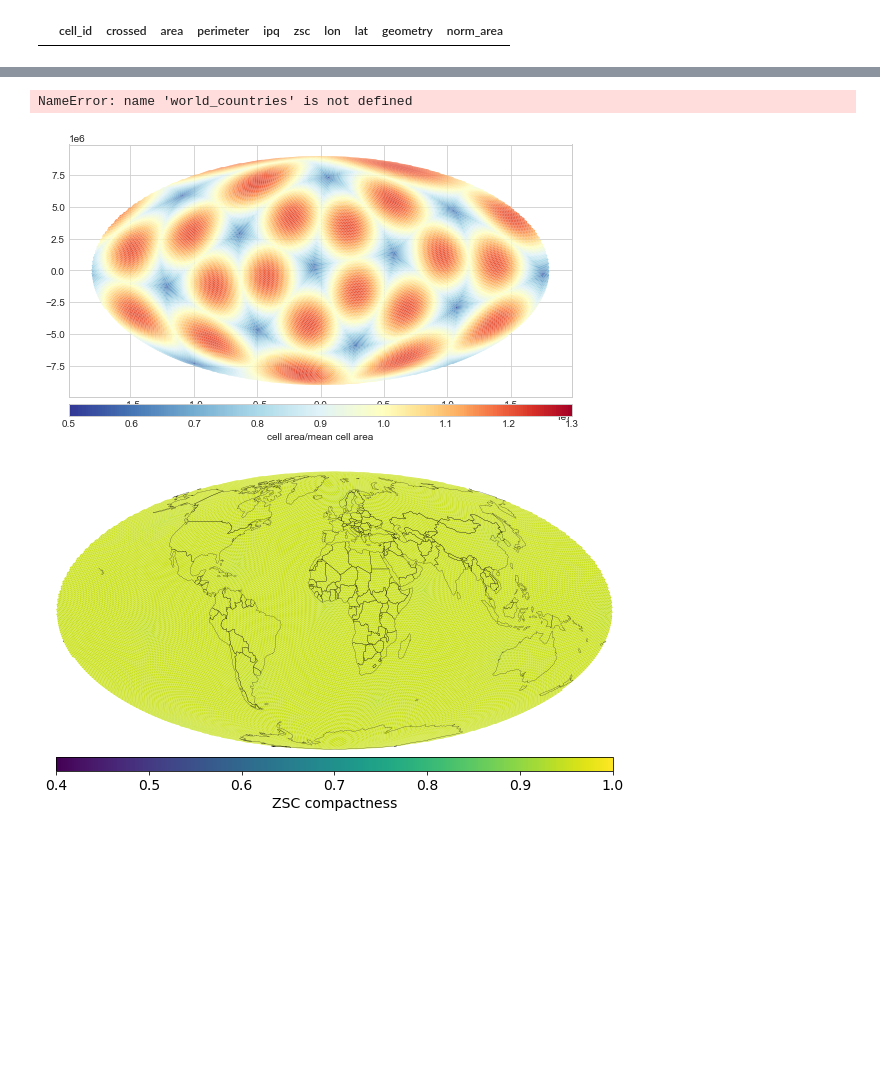
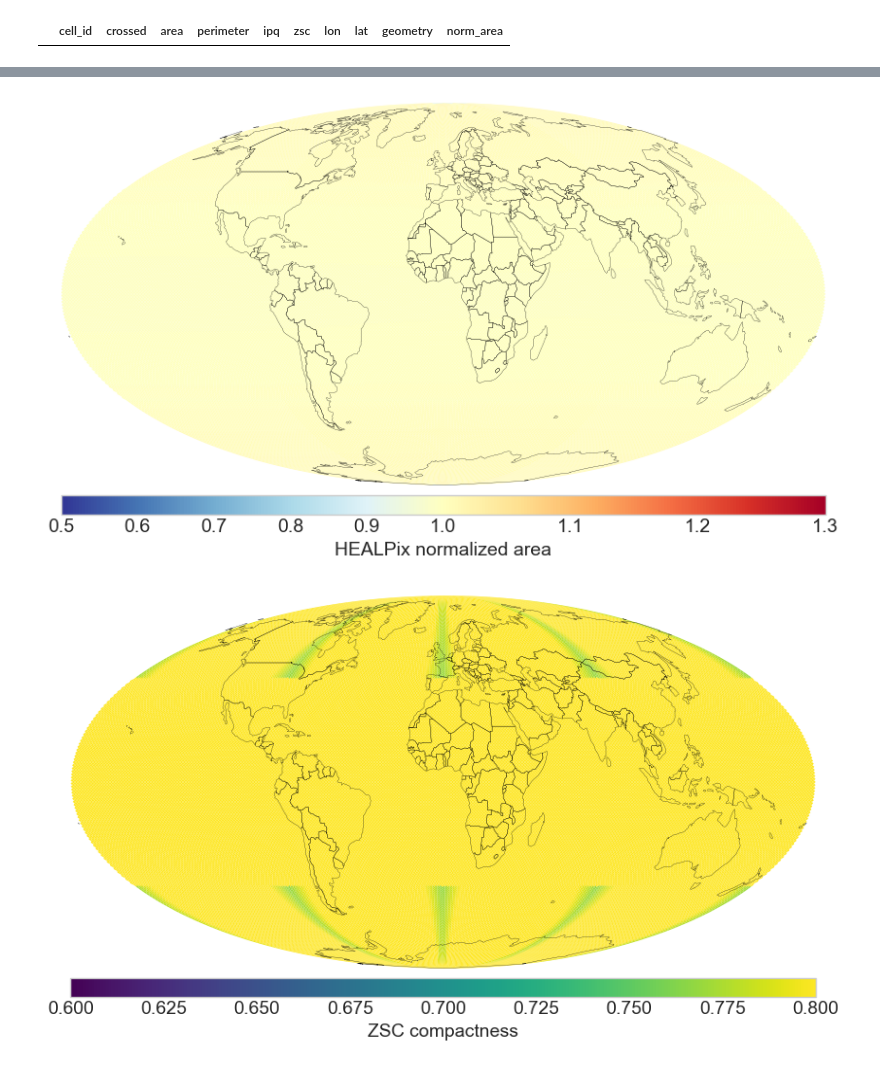
Before and after one commit to LandscapeGeoinformatics/dggs_comparisons, a Jupyter notebook: notebooks/area_compactness_plots_ev_style.ipynb, the cells around one changed output, grey strips where cells are left out. Cells and saved outputs as stored; diff of their text form; code cells hidden in the pictures; blank space fills up the shorter version.

Commit message:
review update for HEALPix and FOSS4G paper

```diff
--- a/notebooks/area_compactness_plots_ev_style.ipynb
+++ b/notebooks/area_compactness_plots_ev_style.ipynb
@@ -50,24 +50,25 @@ world_countries = gpd.read_file(gpd.datasets.get_path('naturalearth_lowres'))
 # lat - latitude of cell centroid
 
 print_data = [
-'DGGRID_FULLER3H_6_LAEA_step2.fgb',
-'DGGRID_FULLER4D_6_LAEA_step2.fgb', # (4,5?)
-'DGGRID_FULLER4T_5_LAEA_step2.fgb',
-'DGGRID_FULLER7H_4_LAEA_step2.fgb',
-'DGGRID_ISEA3H_6_LAEA_step2.fgb',
-'DGGRID_ISEA4D_6_LAEA_step2.fgb',
-'DGGRID_ISEA4T_5_LAEA_step2.fgb',
-'DGGRID_ISEA7H_4_LAEA_step2.fgb',
-'eaggr_ISEA3H_3_LAEA_step2.fgb', # (probably rubbish and duplicates)
-'eaggr_ISEA4T_5_LAEA_step2.fgb',
-'h3_3_LAEA_step2.fgb',
-'rhpix_4_LAEA_step2.fgb',
-'s2_6_LAEA_step2.fgb'
+# 'DGGRID_FULLER3H_6_LAEA_step2.fgb',
+# 'DGGRID_FULLER4D_6_LAEA_step2.fgb', # (4,5?)
+# 'DGGRID_FULLER4T_5_LAEA_step2.fgb',
+# 'DGGRID_FULLER7H_4_LAEA_step2.fgb',
+# 'DGGRID_ISEA3H_6_LAEA_step2.fgb',
+# 'DGGRID_ISEA4D_6_LAEA_step2.fgb',
+# 'DGGRID_ISEA4T_5_LAEA_step2.fgb',
+# 'DGGRID_ISEA7H_4_LAEA_step2.fgb',
+# 'eaggr_ISEA3H_3_LAEA_step2.fgb', # (probably rubbish and duplicates)
+# 'eaggr_ISEA4T_5_LAEA_step2.fgb',
+# 'h3_3_LAEA_step2.fgb',
+# 'rhpix_4_LAEA_step2.fgb',
+# 's2_6_LAEA_step2.fgb',
+'healpy_6_LAEA_step2.fgb',
 ]
 
 datafile = print_data[0]
 # %%
-grid = gpd.read_file("../results_gen_bak/" + datafile)
+grid = gpd.read_file("../cell_stats/results_healpy/" + datafile)
 
 grid[["perimeter", "area", "ipq"]].describe()
 # %% [output]
@@ -278,38 +349,37 @@ plt.tight_layout()
 # %%
 fig, ax = plt.subplots(figsize=(10,5))
 divider = make_axes_locatable(ax)
 cax = divider.append_axes("bottom", size="5%", pad=0.1)
 
 # the vmin/vmax boundaries for all plots I have to determine based on the stats which I currently calculate
 # vmin, vmax, vcenter = grid['norm_area'].min(), grid['norm_area'].max(), 1
 vmin, vmax, vcenter = 0.5, 1.3, 1
 norm = TwoSlopeNorm(vmin=vmin, vcenter=vcenter, vmax=vmax)
 
 # plots get messed up for dateline crossed cells
 grid[~grid['crossed']].to_crs('proj=moll').plot(column='norm_area', ax=ax, norm=norm, legend=True,cax=cax, cmap='RdYlBu_r', legend_kwds={'label': "cell area/mean cell area",'orientation': "horizontal"})
 # grid.to_crs('proj=moll').plot(column='std_area', ax=ax, norm=norm, legend=True,cax=cax, cmap='RdYlBu_r', legend_kwds={'label': "cell area/mean cell area",'orientation': "horizontal"})
 
 world_countries.boundary.to_crs('proj=moll').plot(color=None, edgecolor='black',linewidth = 0.2,ax=ax)
 ax.axis('off')
 cb_ax = fig.axes[1]
 cb_ax.tick_params(labelsize=14)
-cb_ax.set_xlabel(xlabel= "Cell area/mean cell area",fontsize=14)
+cb_ax.set_xlabel(xlabel= "HEALPix normalized area",fontsize=14)
 ax.margins(0)
 ax.tick_params(left=False, labelleft=False, bottom=False, labelbottom=False)
 plt.tight_layout()
-# plt.savefig(r'd:\UTCloud\DGGS\results\area_statistics\h3_area_map.png', bbox_inches="tight",dpi=300)
+plt.savefig("../cell_stats/results_healpy/healpy_area_map.png", bbox_inches="tight",dpi=300)
 # %% [output]
-NameError: name 'world_countries' is not defined
-[figure, old version]
+[figure, new version]
 # %%
 fig, ax = plt.subplots(figsize=(10,5))
 divider = make_axes_locatable(ax)
 cax = divider.append_axes("bottom", size="5%", pad=0.1)
 
-vmin = 0.4
-vmax = 1.0
+vmin = 0.6
+vmax = 0.8
 
-grid[~grid['crossed']].to_crs('proj=moll').plot(column='zsc', ax=ax, vmin=vmin, vmax=vmax, legend=True,cax=cax, legend_kwds={'label': "zonal standadized compactness",'orientation': "horizontal"})
+grid[~grid['crossed']].to_crs('proj=moll').plot(column='zsc', ax=ax, vmin=vmin, vmax=vmax, legend=True,cax=cax, cmap='viridis', legend_kwds={'label': "zonal standardized compactness",'orientation': "horizontal"})
 # grid.to_crs('proj=moll').plot(column='zsc', ax=ax, legend=True,cax=cax, legend_kwds={'label': "zonal standadized compactness",'orientation': "horizontal"})
 
 world_countries.boundary.to_crs('proj=moll').plot(color=None, edgecolor='black',linewidth = 0.2,ax=ax)
@@ -322,7 +392,7 @@ ax.tick_params(left=False, labelleft=False, bottom=False, labelbottom=False)
 plt.tight_layout()
 # plt.savefig(r'd:\UTCloud\DGGS\results\area_statistics\h3_compactness_map.png', bbox_inches="tight",dpi=300)
 # %% [output]
-[figure, old version]
+[figure, new version]
 # %%
 fig, ax = plt.subplots(figsize=(10,5))
 divider = make_axes_locatable(ax)
```
Also changed, not shown: parts of 13 cells of this notebook, 4 other files.
